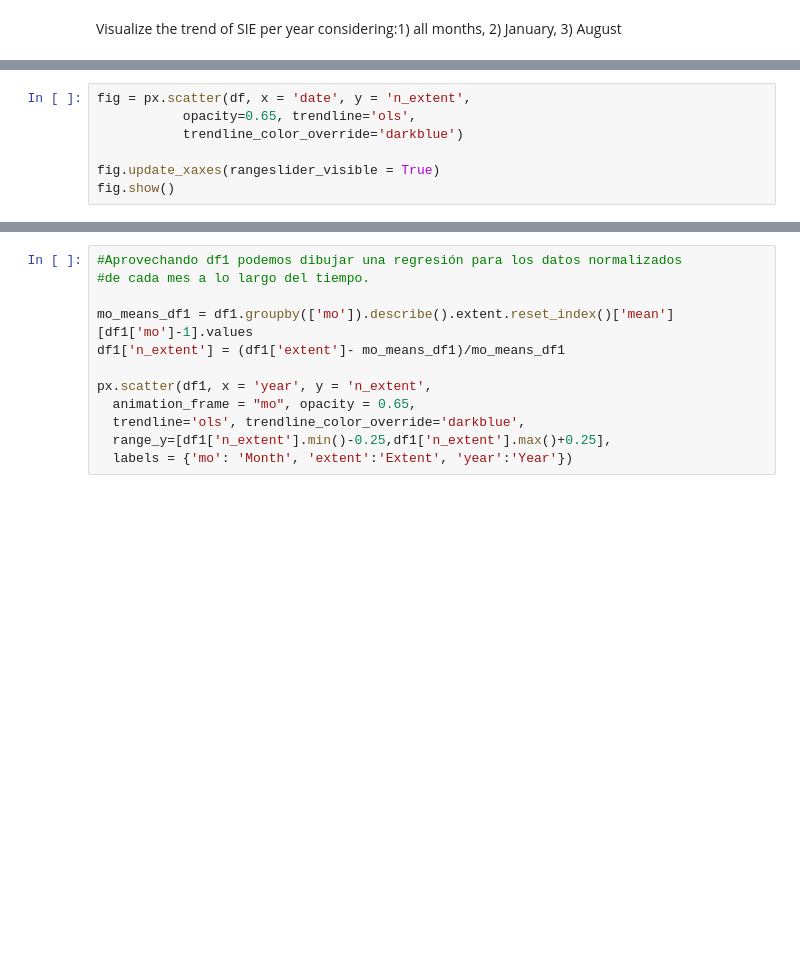
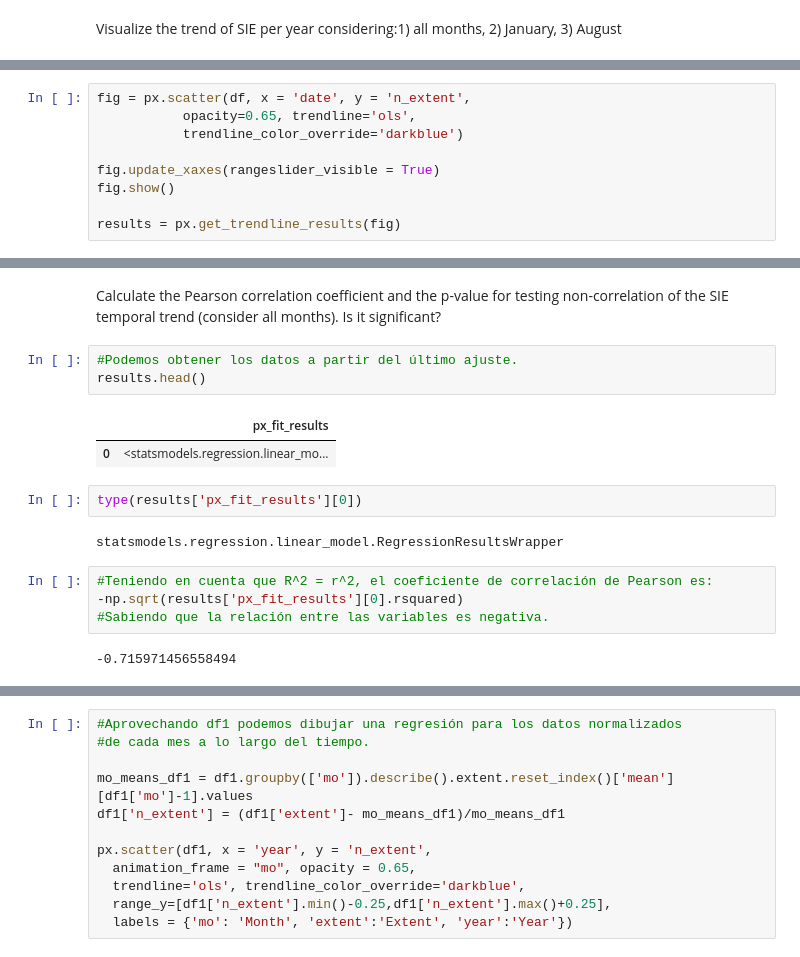
Before and after one commit to PedroCanoM/Idal_ia3, a Jupyter notebook: Sea_Ice_Extent_(1).ipynb, the cells around one changed output, grey strips where cells are left out. Cells and saved outputs as stored; diff of their text form; blank space fills up the shorter version.

```diff
--- a/Sea_Ice_Extent_(1).ipynb
+++ b/Sea_Ice_Extent_(1).ipynb
@@ -423,5 +423,25 @@ fig = px.scatter(df, x = 'date', y = 'n_extent',
 
 fig.update_xaxes(rangeslider_visible = True)
 fig.show()
+
+results = px.get_trendline_results(fig)
 # %% [output]
 [interactive output not drawn]
+# %% [markdown]
+Calculate the Pearson correlation coefficient and the p-value for testing non-correlation of the SIE temporal trend (consider all months). Is it significant?
+# %%
+#Podemos obtener los datos a partir del último ajuste.
+results.head()
+# %% [output]
+|  | px_fit_results |
+| 0 | <statsmodels.regression.linear_mo... |
+# %%
+type(results['px_fit_results'][0])
+# %% [output]
+statsmodels.regression.linear_model.RegressionResultsWrapper
+# %%
+#Teniendo en cuenta que R^2 = r^2, el coeficiente de correlación de Pearson es:
+-np.sqrt(results['px_fit_results'][0].rsquared)
+#Sabiendo que la relación entre las variables es negativa.
+# %% [output]
+-0.715971456558494
```
Also changed, not shown: parts of 4 cells of this notebook.
